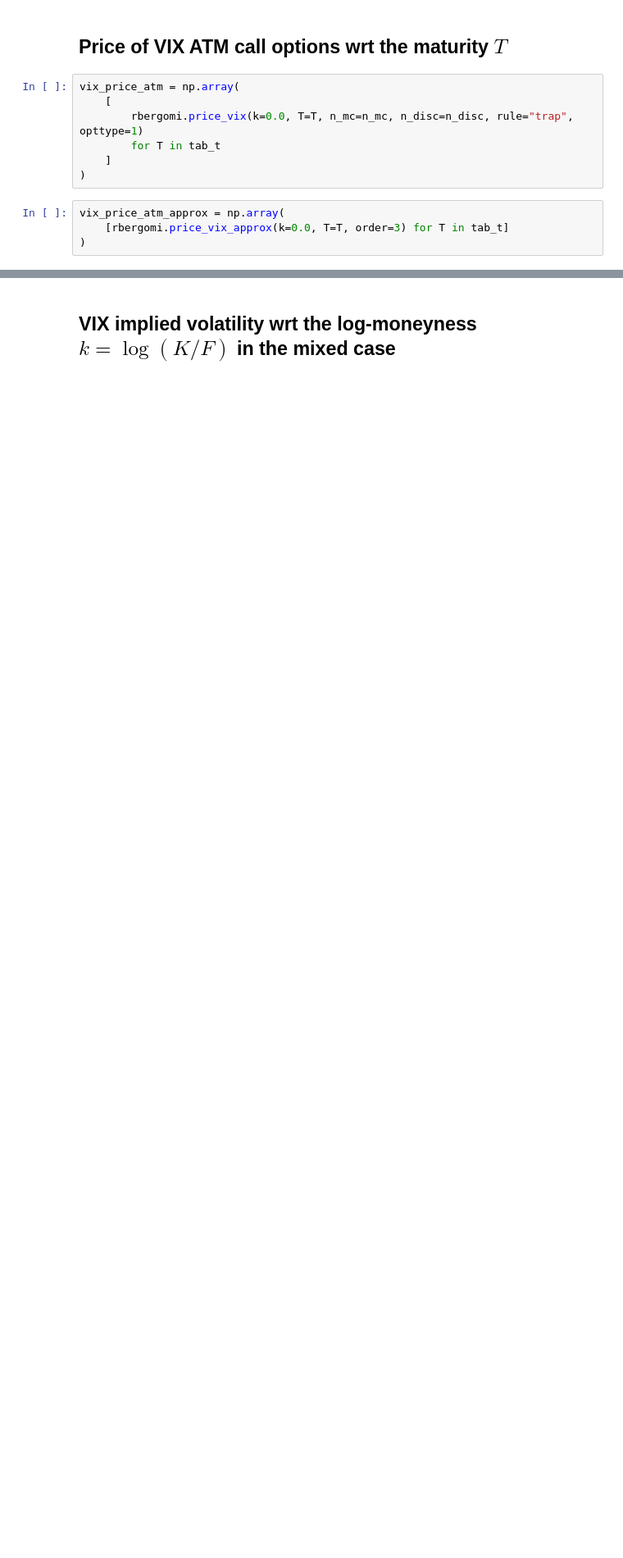
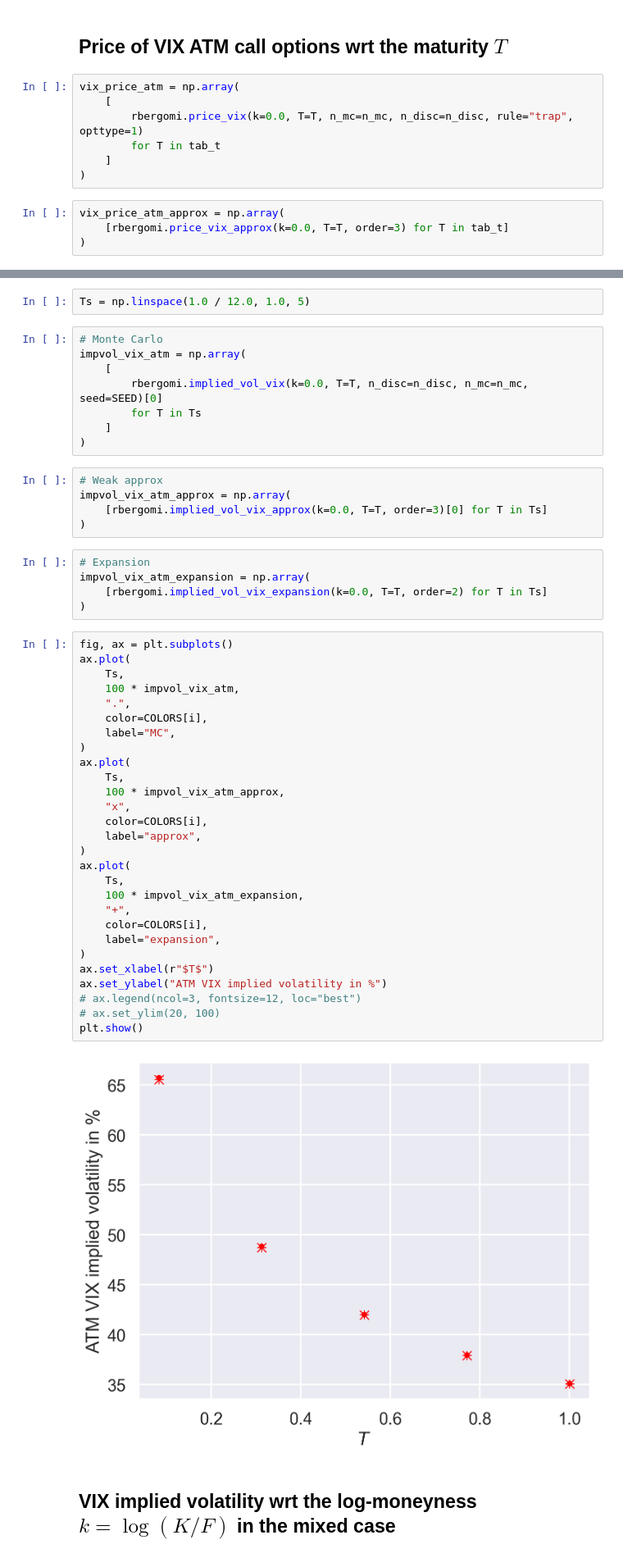
Before and after one commit to fbourgey/rough-bergomi, a Jupyter notebook: vix_weak_approx.ipynb, the cells around one changed output, grey strips where cells are left out. Shown at 82% size. Cells and saved outputs as stored; diff of their text form; blank space fills up the shorter version.

```diff
--- a/vix_weak_approx.ipynb
+++ b/vix_weak_approx.ipynb
@@ -274,3 +309,53 @@ plt.show()
+# %%
+Ts = np.linspace(1.0 / 12.0, 1.0, 5)
+# %%
+# Monte Carlo
+impvol_vix_atm = np.array(
+    [
+        rbergomi.implied_vol_vix(k=0.0, T=T, n_disc=n_disc, n_mc=n_mc, seed=SEED)[0]
+        for T in Ts
+    ]
+)
+# %%
+# Weak approx
+impvol_vix_atm_approx = np.array(
+    [rbergomi.implied_vol_vix_approx(k=0.0, T=T, order=3)[0] for T in Ts]
+)
+# %%
+# Expansion
+impvol_vix_atm_expansion = np.array(
+    [rbergomi.implied_vol_vix_expansion(k=0.0, T=T, order=2) for T in Ts]
+)
+# %%
+fig, ax = plt.subplots()
+ax.plot(
+    Ts,
+    100 * impvol_vix_atm,
+    ".",
+    color=COLORS[i],
+    label="MC",
+)
+ax.plot(
+    Ts,
+    100 * impvol_vix_atm_approx,
+    "x",
+    color=COLORS[i],
+    label="approx",
+)
+ax.plot(
+    Ts,
+    100 * impvol_vix_atm_expansion,
+    "+",
+    color=COLORS[i],
+    label="expansion",
+)
+ax.set_xlabel(r"$T$")
+ax.set_ylabel("ATM VIX implied volatility in %")
+# ax.legend(ncol=3, fontsize=12, loc="best")
+# ax.set_ylim(20, 100)
+plt.show()
+# %% [output]
+[figure, added]
 # %% [markdown]
 ## VIX implied volatility wrt the log-moneyness $k = \log(K/F)$ in the mixed case
 # %%
```
Also changed, not shown: parts of 17 cells of this notebook, 2 other files.
